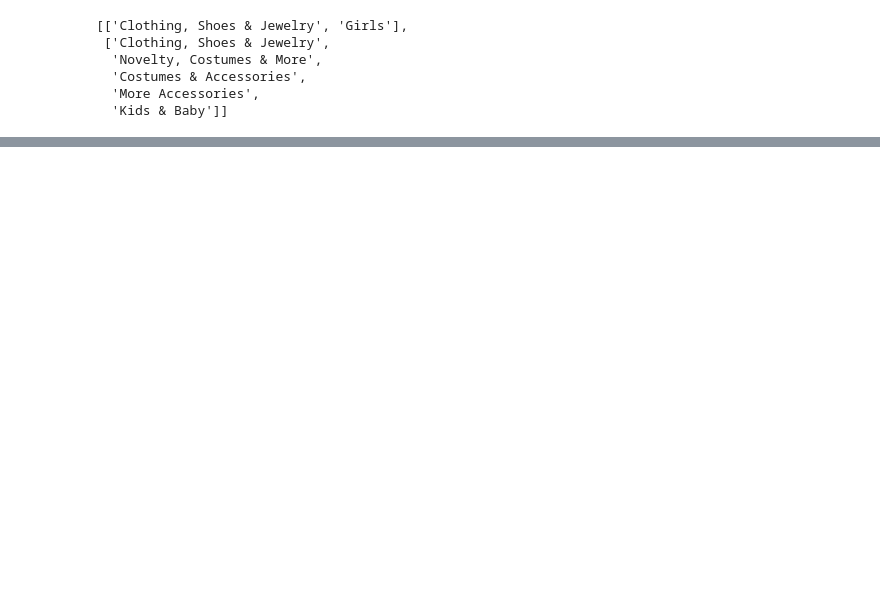
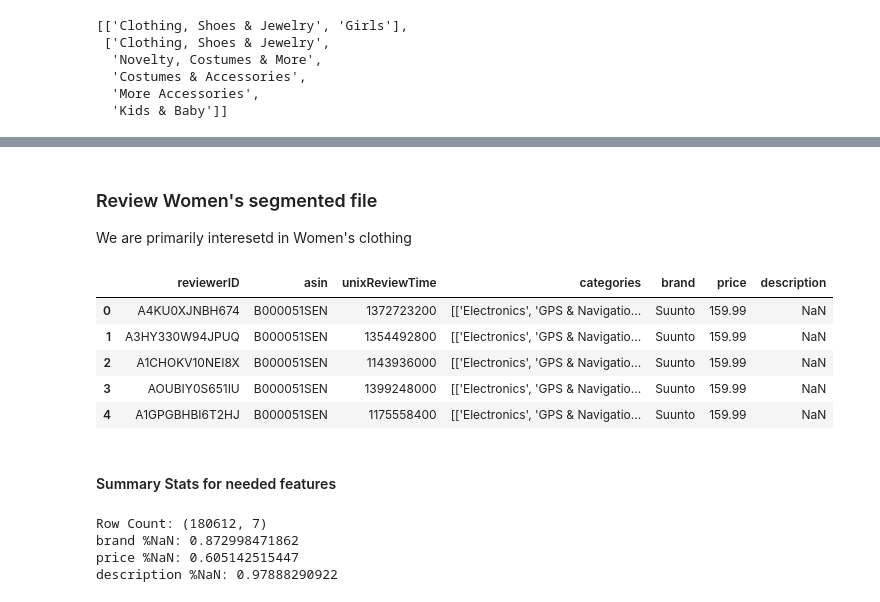
Before and after one commit to DSE-capstone-sharknado/exploratory-data-analysis, a Jupyter notebook: Parse Reviews.csv.ipynb, the cells around one changed output, grey strips where cells are left out. Cells and saved outputs as stored; diff of their text form; code cells hidden in the pictures; blank space fills up the shorter version.

```diff
--- a/Parse Reviews.csv.ipynb
+++ b/Parse Reviews.csv.ipynb
@@ -144,0 +184,26 @@ for c in categories:
+# %% [markdown]
+### Review Women's segmented file
+
+We are primarily interesetd in Women's clothing
+# %%
+women = pd.read_csv('review_Womenc.csv.gz', compression='gzip')
+women.head()
+# %% [output]
+|  | reviewerID | asin | unixReviewTime | categories | brand | price | description |
+| 0 | A4KU0XJNBH674 | B000051SEN | 1372723200 | [['Electronics', 'GPS & Navigatio... | Suunto | 159.99 | NaN |
+| 1 | A3HY330W94JPUQ | B000051SEN | 1354492800 | [['Electronics', 'GPS & Navigatio... | Suunto | 159.99 | NaN |
+| 2 | A1CHOKV10NEI8X | B000051SEN | 1143936000 | [['Electronics', 'GPS & Navigatio... | Suunto | 159.99 | NaN |
+| 3 | AOUBIY0S651IU | B000051SEN | 1399248000 | [['Electronics', 'GPS & Navigatio... | Suunto | 159.99 | NaN |
+| 4 | A1GPGBHBI6T2HJ | B000051SEN | 1175558400 | [['Electronics', 'GPS & Navigatio... | Suunto | 159.99 | NaN |
+# %% [markdown]
+#### Summary Stats for needed features
+# %%
+print 'Row Count:',women.shape
+print 'brand %NaN:', women[(women.brand.isnull()) | (women.brand == '')].brand.shape[0]/float(women.shape[0])
+print 'price %NaN:', women[(women.price.isnull()) | (women.price == -1)].price.shape[0]/float(women.shape[0])
+print 'description %NaN:', women[(women.description.isnull()) | (women.description == '')].description.shape[0]/float(women.shape[0])
+# %% [output]
+Row Count: (180612, 7)
+brand %NaN: 0.872998471862
+price %NaN: 0.605142515447
+description %NaN: 0.97888290922
```
Also changed, not shown: parts of 12 cells of this notebook, 1 other file.
